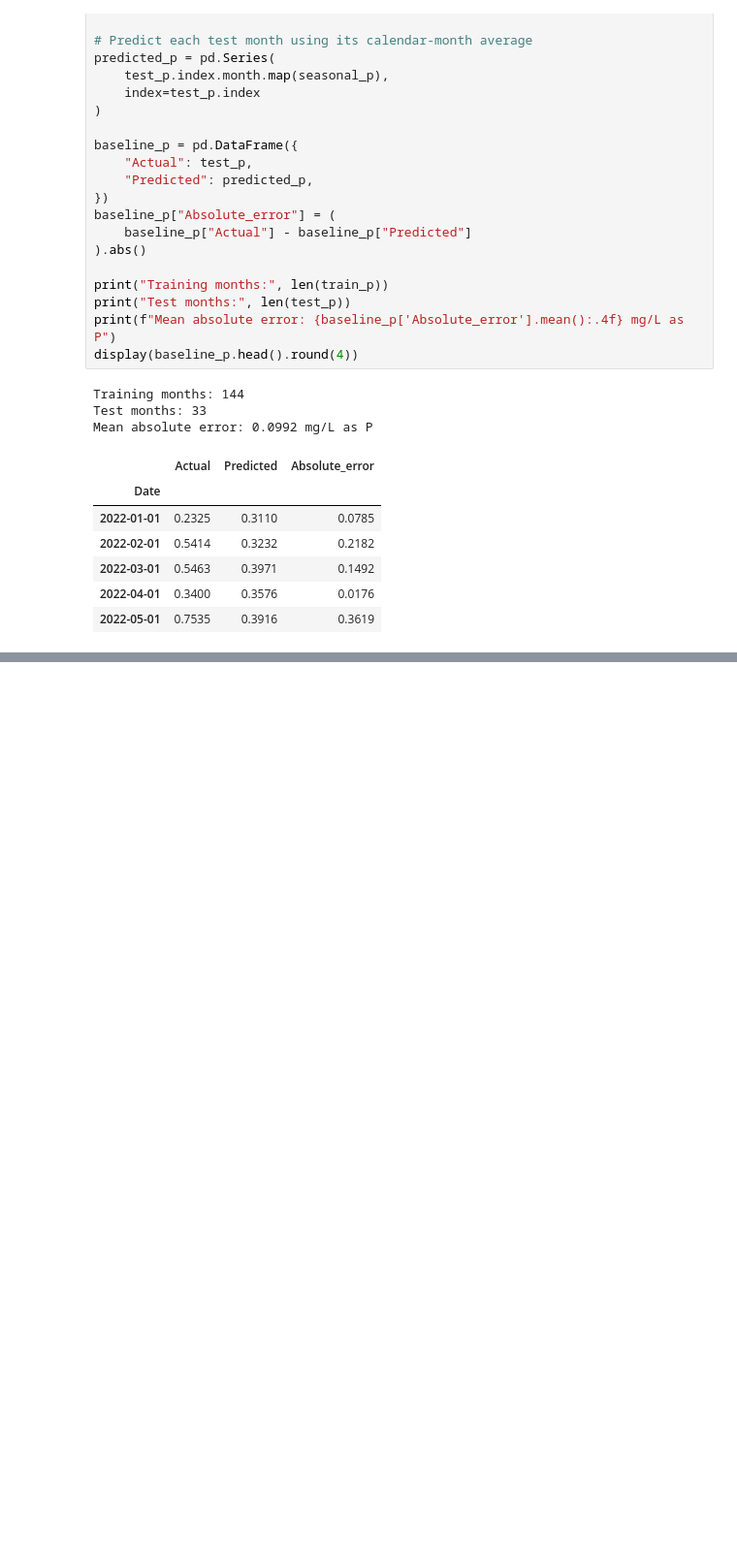
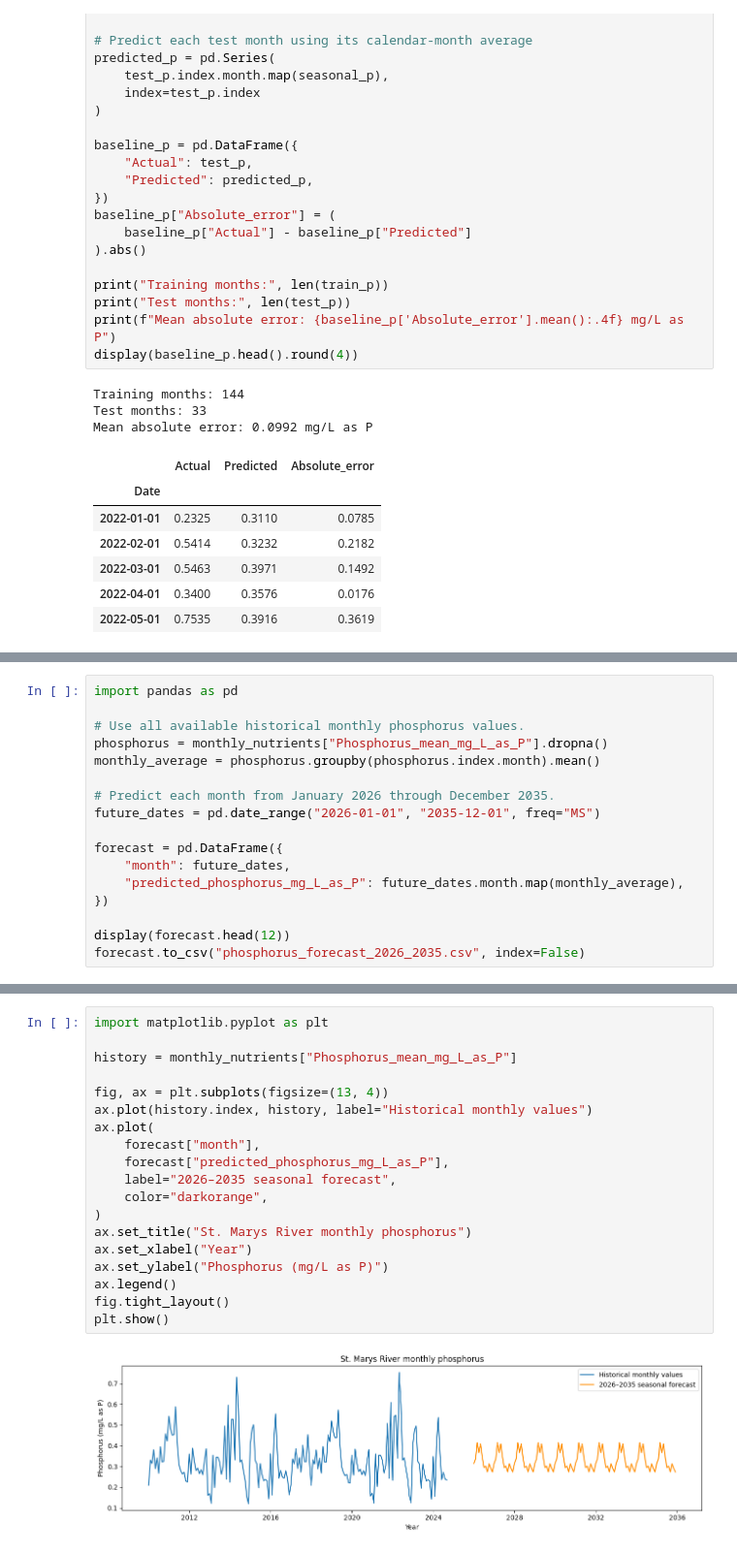
Before and after one commit to TechSphere2025/water-quality-forecasting, a Jupyter notebook: 01_understanding_data.ipynb, the cells around one changed output, grey strips where cells are left out. Shown at 97% size. Drawn from its saved outputs; the diff is of its cells as text; blank space fills up the shorter version.

```diff
--- a/01_understanding_data.ipynb
+++ b/01_understanding_data.ipynb
@@ -877,0 +895,17 @@ Mean absolute error: 0.0992 mg/L as P
+# %%
+import pandas as pd
+
+# Use all available historical monthly phosphorus values.
+phosphorus = monthly_nutrients["Phosphorus_mean_mg_L_as_P"].dropna()
+monthly_average = phosphorus.groupby(phosphorus.index.month).mean()
+
+# Predict each month from January 2026 through December 2035.
+future_dates = pd.date_range("2026-01-01", "2035-12-01", freq="MS")
+
+forecast = pd.DataFrame({
+    "month": future_dates,
+    "predicted_phosphorus_mg_L_as_P": future_dates.month.map(monthly_average),
+})
+
+display(forecast.head(12))
+forecast.to_csv("phosphorus_forecast_2026_2035.csv", index=False)
@@ -877,0 +935,21 @@ Mean absolute error: 0.0992 mg/L as P
+# %%
+import matplotlib.pyplot as plt
+
+history = monthly_nutrients["Phosphorus_mean_mg_L_as_P"]
+
+fig, ax = plt.subplots(figsize=(13, 4))
+ax.plot(history.index, history, label="Historical monthly values")
+ax.plot(
+    forecast["month"],
+    forecast["predicted_phosphorus_mg_L_as_P"],
+    label="2026–2035 seasonal forecast",
+    color="darkorange",
+)
+ax.set_title("St. Marys River monthly phosphorus")
+ax.set_xlabel("Year")
+ax.set_ylabel("Phosphorus (mg/L as P)")
+ax.legend()
+fig.tight_layout()
+plt.show()
+# %% [output]
+[figure, added]
```
Also changed, not shown: parts of 8 cells of this notebook.
